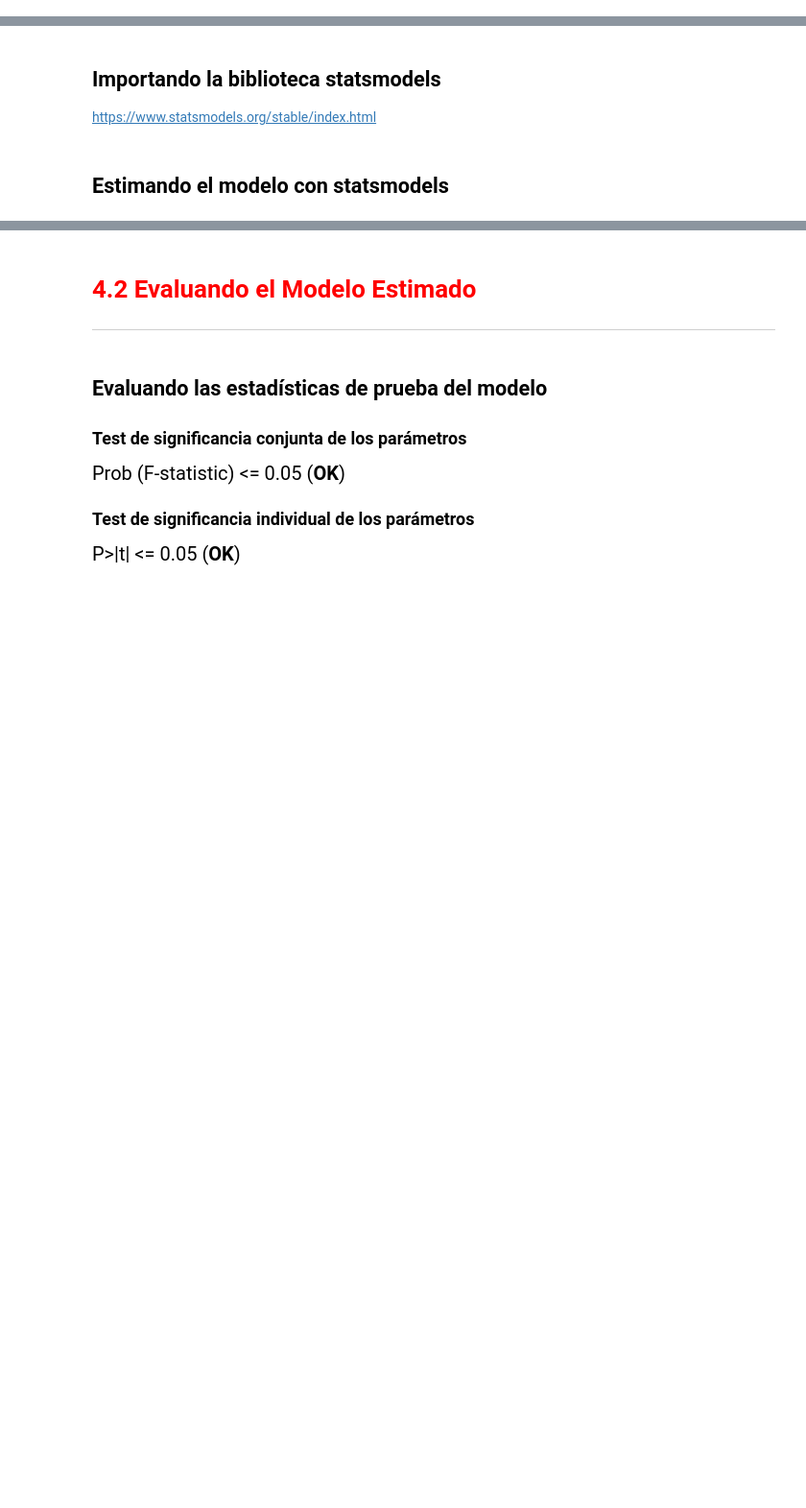
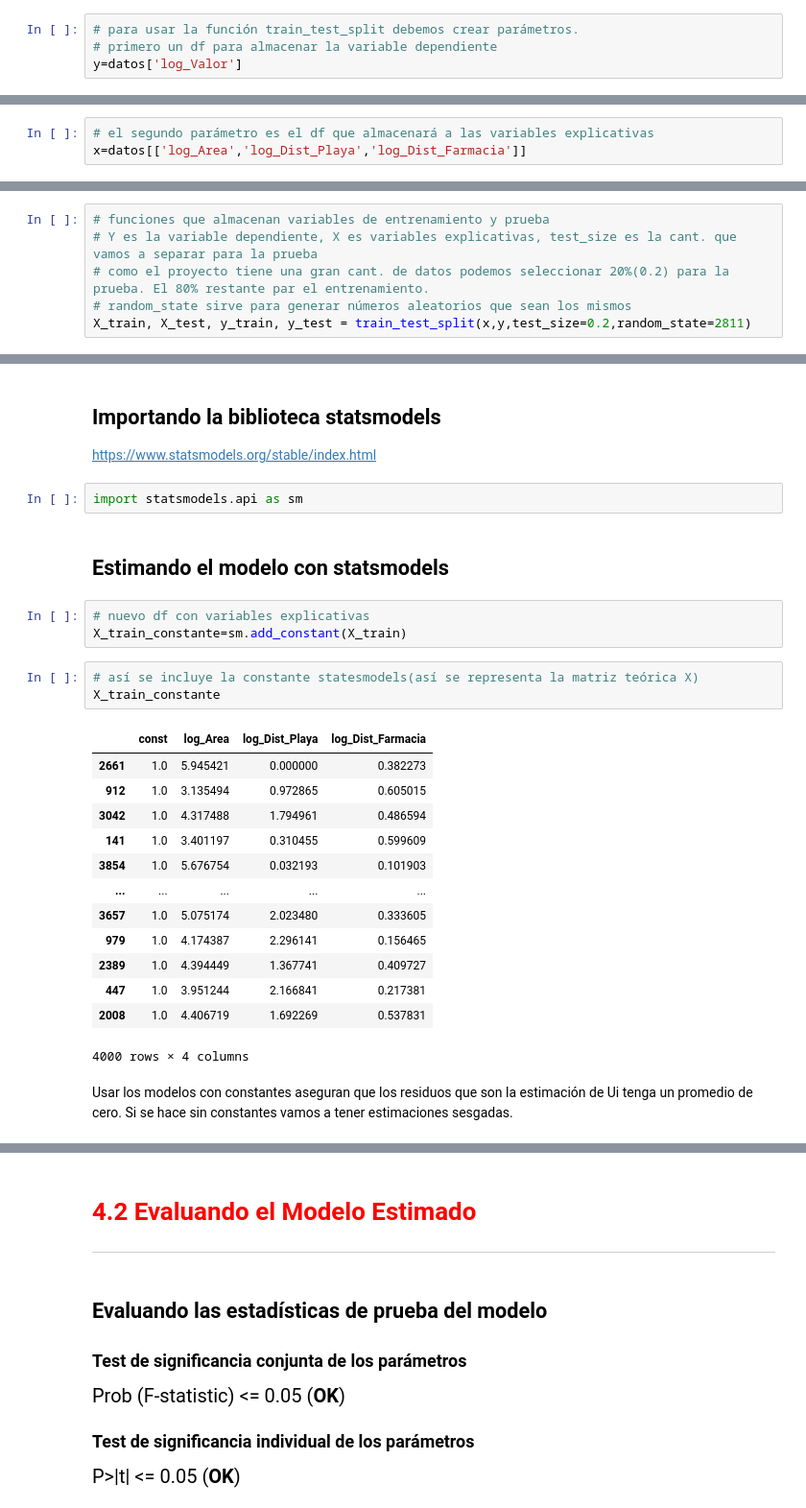
Before and after one commit to evs-11/Regresion-Lineal-II, a Jupyter notebook: Regresión_Lineal_II.ipynb, the cells around one changed output, grey strips where cells are left out. Shown at 96% size. Saved outputs shown, nothing was run; the diff lists cells and outputs as text; blank space fills up the shorter version.

```diff
--- a/Regresión_Lineal_II.ipynb
+++ b/Regresión_Lineal_II.ipynb
@@ -280,9 +282,22 @@ https://scikit-learn.org/stable/modules/generated/sklearn.model_selection.train_
 # %% [markdown]
 ## Creando una Series (pandas) para almacenar el Precio de los Inmubles (y)
+# %%
+# para usar la función train_test_split debemos crear parámetros.
+# primero un df para almacenar la variable dependiente
+y=datos['log_Valor']
 # %% [markdown]
 ## Creando un DataFrame (pandas) para almacenar las variables explicativas (X)
+# %%
+# el segundo parámetro es el df que almacenará a las variables explicativas
+x=datos[['log_Area','log_Dist_Playa','log_Dist_Farmacia']]
 # %% [markdown]
 ## Creando los datasets de entrenamiento y de prueba
+# %%
+# funciones que almacenan variables de entrenamiento y prueba
+# Y es la variable dependiente, X es variables explicativas, test_size es la cant. que vamos a separar para la prueba
+# como el proyecto tiene una gran cant. de datos podemos seleccionar 20%(0.2) para la prueba. El 80% restante par el entrenamiento.
+# random_state sirve para generar números aleatorios que sean los mismos
+X_train, X_test, y_train, y_test = train_test_split(x,y,test_size=0.2,random_state=2811)
 # %% [markdown]
 # Regresión Lineal
 <hr>
@@ -299,5 +314,30 @@ https://scikit-learn.org/stable/modules/generated/sklearn.model_selection.train_
 ## Importando la biblioteca statsmodels
 
 https://www.statsmodels.org/stable/index.html
+# %%
+import statsmodels.api as sm
 # %% [markdown]
 ## Estimando el modelo con statsmodels
+# %%
+# nuevo df con variables explicativas
+X_train_constante=sm.add_constant(X_train)
+# %%
+# así se incluye la constante statesmodels(así se representa la matriz teórica X)
+X_train_constante
+# %% [output]
+|  | const | log_Area | log_Dist_Playa | log_Dist_Farmacia |
+| 2661 | 1.0 | 5.945421 | 0.000000 | 0.382273 |
+| 912 | 1.0 | 3.135494 | 0.972865 | 0.605015 |
+| 3042 | 1.0 | 4.317488 | 1.794961 | 0.486594 |
+| 141 | 1.0 | 3.401197 | 0.310455 | 0.599609 |
+| 3854 | 1.0 | 5.676754 | 0.032193 | 0.101903 |
+| ... | ... | ... | ... | ... |
+| 3657 | 1.0 | 5.075174 | 2.023480 | 0.333605 |
+| 979 | 1.0 | 4.174387 | 2.296141 | 0.156465 |
+| 2389 | 1.0 | 4.394449 | 1.367741 | 0.409727 |
+| 447 | 1.0 | 3.951244 | 2.166841 | 0.217381 |
+| 2008 | 1.0 | 4.406719 | 1.692269 | 0.537831 |
+4000 rows × 4 columns
+# %% [markdown]
+Usar los modelos con constantes aseguran que los residuos que son la estimación de Ui tenga un promedio de cero.
+Si se hace sin constantes vamos a tener estimaciones sesgadas.
```
Also changed, not shown: parts of 21 cells of this notebook.
